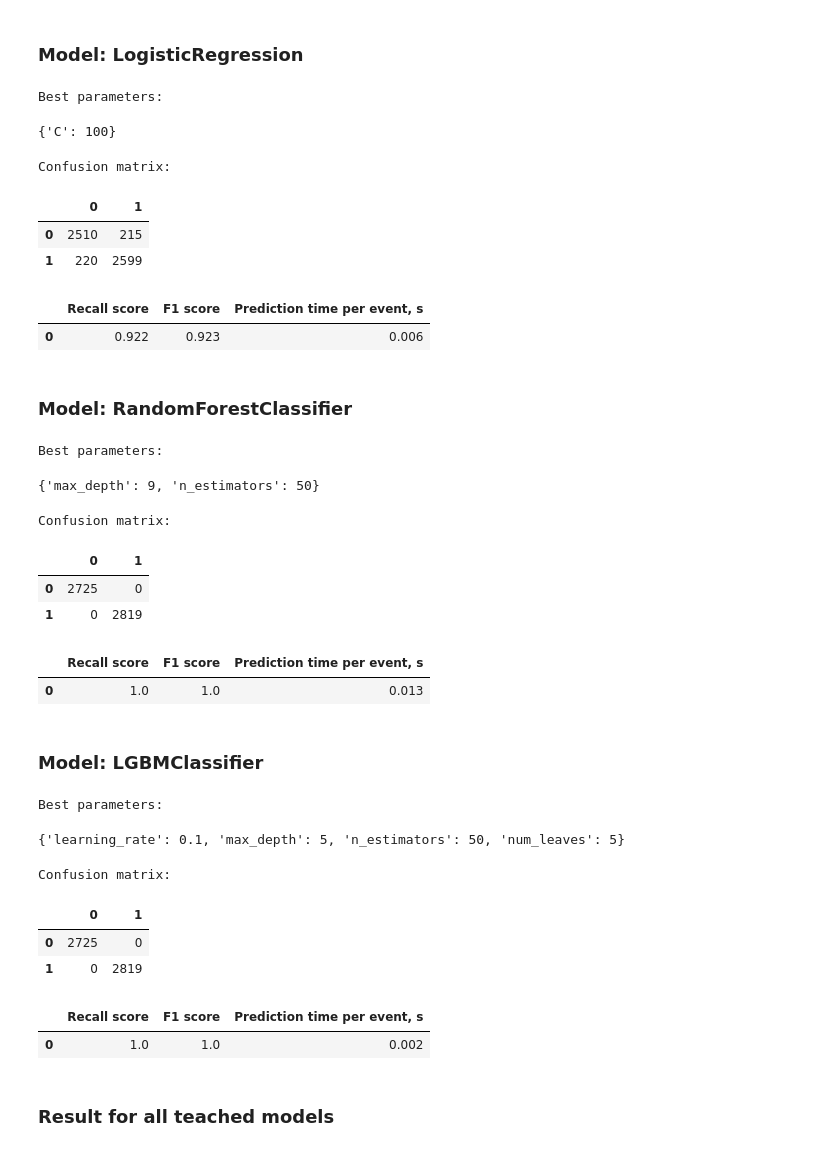
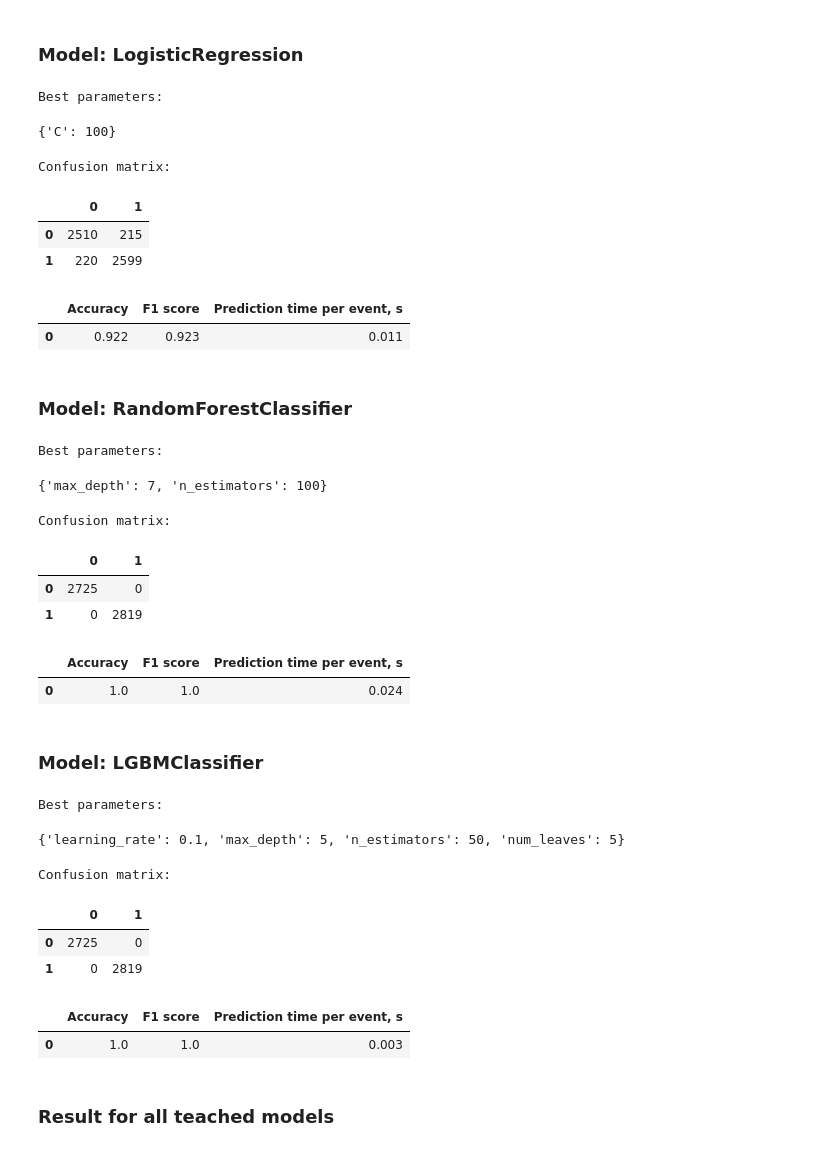
Before and after one commit to Dmitry-lnv/projects, a Jupyter notebook: (en) ML Covid determination (O2, T, PR)/Covid forecast.ipynb, the cells around one changed output. Saved outputs shown, nothing was run; the diff lists cells and outputs as text; code cells hidden in the pictures.

```diff
--- a/(en) ML Covid determination (O2, T, PR)/Covid forecast.ipynb
+++ b/(en) ML Covid determination (O2, T, PR)/Covid forecast.ipynb
@@ -227,13 +228,13 @@ def metrics (model_gs, features, target, timer):
             result = [round(recall_score(target, prediction),3),
                       round(f1_score(target, prediction),3),
                       round(end_time - start_time,3)]
-            columns = ['Recall score',
+            columns = ['Accuracy',
                        'F1 score',
                        'Prediction time per event, s']
         else:
             result = [round(recall_score(target, prediction),3),
                       round(f1_score(target, prediction),3)]
-            columns = ['Recall score',
+            columns = ['Accuracy',
                        'F1 score']
 
 
@@ -256,11 +257,11 @@ def teaching_model(model, grid_space, main_scoring, dataset_type):
 
     try:
         grid = GridSearchCV(model,
-                        param_grid=grid_space,
-                        cv=3,
-                        scoring=main_scoring,
-                        n_jobs= 6
-                       )
+                            param_grid = grid_space,
+                            cv = 10,
+                            scoring = main_scoring,
+                            n_jobs = 6
+                           )
 
         model_gs = grid.fit(f_train, t_train)
         print('Best parameters:')
@@ -280,24 +281,24 @@ def teaching_model(model, grid_space, main_scoring, dataset_type):
         return model_gs, result, model_gs.best_params_
 
     except:
-        print('Error, please chech parameters and fuctions')
+        print('Error, please chech parameters and fuctions1')
         return (0,0,0)
 # %% [markdown]
 ### Model: LogisticRegression
 # %%
 grid_space = {'C': [100, 200, 300, 500, 1000, 2000, 3000, 5000]}
 model = LogisticRegression(solver = 'liblinear', random_state = RS)
 
-model_lr, result_lr, param_lr = teaching_model (model, grid_space, 'recall', 'train')
+model_lr, result_lr, param_lr = teaching_model (model, grid_space, 'accuracy', 'train')
 # %% [output]
 Best parameters:
 {'C': 100}
 Confusion matrix:
 |  | 0 | 1 |
 | 0 | 2510 | 215 |
 | 1 | 220 | 2599 |
-|  | Recall score | F1 score | Prediction time per event, s |
-| 0 | 0.922 | 0.923 | 0.006 |
+|  | Accuracy | F1 score | Prediction time per event, s |
+| 0 | 0.922 | 0.923 | 0.011 |
 # %% [markdown]
 ### Model: RandomForestClassifier
 # %%
@@ -305,17 +306,16 @@ grid_space = {'n_estimators':[10, 20, 50, 100, 200],
               'max_depth':range(2,10)}
 
 model = RandomForestClassifier(random_state = RS)
-
-model_rf, result_rf, param_rf = teaching_model (model, grid_space, 'recall', 'train')
+model_rf, result_rf, param_rf = teaching_model (model, grid_space, 'accuracy', 'train')
 # %% [output]
 Best parameters:
-{'max_depth': 9, 'n_estimators': 50}
+{'max_depth': 7, 'n_estimators': 100}
 Confusion matrix:
 |  | 0 | 1 |
 | 0 | 2725 | 0 |
 | 1 | 0 | 2819 |
-|  | Recall score | F1 score | Prediction time per event, s |
-| 0 | 1.0 | 1.0 | 0.013 |
+|  | Accuracy | F1 score | Prediction time per event, s |
+| 0 | 1.0 | 1.0 | 0.024 |
 # %% [markdown]
 ### Model: LGBMClassifier
 # %%
@@ -325,7 +325,7 @@ grid_space = {'n_estimators': [50,100,300,500],
               'learning_rate': [0.1,0.2,0.3, 0.5]}
 model = lgb.LGBMClassifier(random_state = RS)
 
-model_lgbm, result_lgbm, param_lgbm = teaching_model (model, grid_space, 'recall', 'train')
+model_lgbm, result_lgbm, param_lgbm = teaching_model (model, grid_space, 'accuracy', 'train')
 # %% [output]
 Best parameters:
 {'learning_rate': 0.1, 'max_depth': 5, 'n_estimators': 50, 'num_leaves': 5}
@@ -333,8 +333,8 @@ Confusion matrix:
 |  | 0 | 1 |
 | 0 | 2725 | 0 |
 | 1 | 0 | 2819 |
-|  | Recall score | F1 score | Prediction time per event, s |
-| 0 | 1.0 | 1.0 | 0.002 |
+|  | Accuracy | F1 score | Prediction time per event, s |
+| 0 | 1.0 | 1.0 | 0.003 |
 # %% [markdown]
 ### Result for all teached models
 # %%
```
Also changed, not shown: parts of 8 cells of this notebook.
